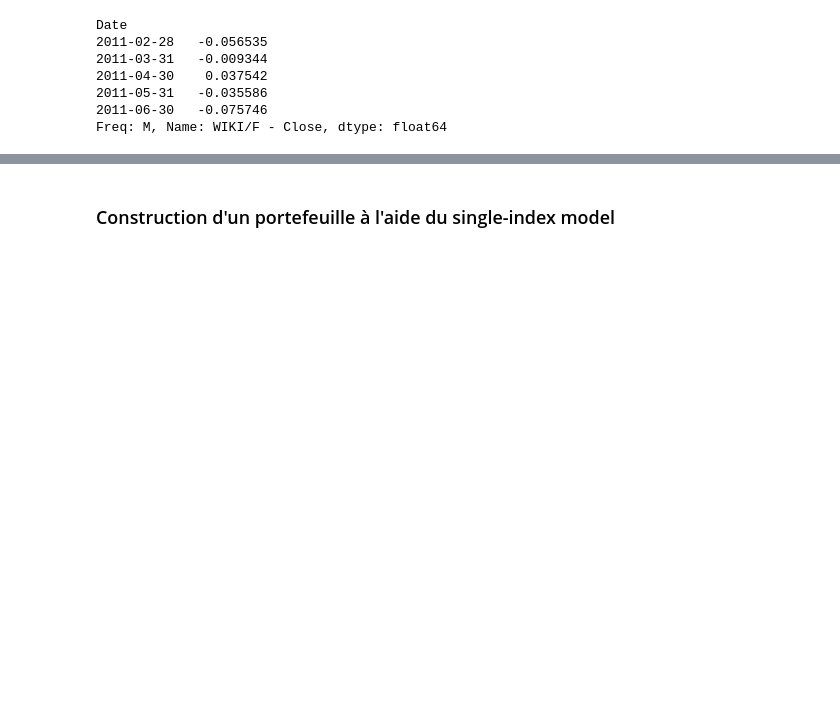
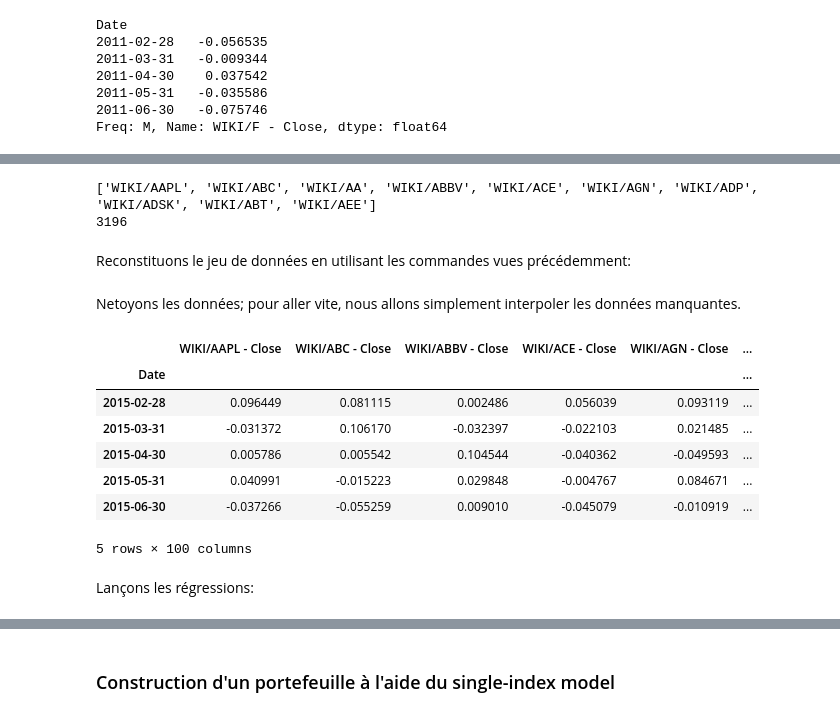
Before and after one commit to nicolasmauhe/theorie_financiere, a Jupyter notebook: Partie_2.ipynb, the cells around one changed output, grey strips where cells are left out. Drawn from its saved outputs; the diff is of its cells as text; code cells hidden in the pictures; blank space fills up the shorter version.

```diff
--- a/Partie_2.ipynb
+++ b/Partie_2.ipynb
@@ -582,0 +638,52 @@ Warnings:
+# %%
+liste_actions = []
+fichier = open('WIKI-datasets-codes.csv', 'r')
+
+for action in fichier:
+    liste_actions.append(action.split(',')[0])
+
+fichier.close()
+
+print(liste_actions[0:10])
+print(len(liste_actions))
+# %% [output]
+['WIKI/AAPL', 'WIKI/ABC', 'WIKI/AA', 'WIKI/ABBV', 'WIKI/ACE', 'WIKI/AGN', 'WIKI/ADP', 'WIKI/ADSK', 'WIKI/ABT', 'WIKI/AEE']
+3196
+# %% [markdown]
+Reconstituons le jeu de données en utilisant les commandes vues précédemment:
+# %%
+nb_actifs = 100
+liste_actions = liste_actions[:nb_actifs]
+# %%
+debut = '2015-01-01'
+frequence = 'monthly'
+
+index = quandl.get('NASDAQOMX/NQGI', start_date = debut, column_index = 1, collapse=frequence)
+index.columns = ['Index']
+
+actions = quandl.get(liste_actions, start_date = debut, column_index = 4, collapse=frequence)
+
+actif_sans_risque = quandl.get('USTREASURY/BILLRATES', start_date = debut, column_index = 2, collapse=frequence)
+actif_sans_risque.columns = ['Actif sans risque']
+actif_sans_risque = (1 + actif_sans_risque/100) ** (1/12) - 1
+
+donnees = pd.concat([actions.pct_change(), index.pct_change(), actif_sans_risque], axis=1)
+donnees.drop(donnees.head(1).index, inplace=True)
+# %% [markdown]
+Netoyons les données; pour aller vite, nous allons simplement interpoler les données manquantes.
+# %%
+donnees_propres = donnees.interpolate()
+donnees_propres.dropna(axis=1, how='any', inplace=True)
+# %%
+donnees_propres.head()
+# %% [output]
+|  | WIKI/AAPL - Close | WIKI/ABC - Close | WIKI/ABBV - Close | WIKI/ACE - Close | WIKI/AGN - Close | ... |
+| Date |  |  |  |  |  | ... |
+| 2015-02-28 | 0.096449 | 0.081115 | 0.002486 | 0.056039 | 0.093119 | ... |
+| 2015-03-31 | -0.031372 | 0.106170 | -0.032397 | -0.022103 | 0.021485 | ... |
+| 2015-04-30 | 0.005786 | 0.005542 | 0.104544 | -0.040362 | -0.049593 | ... |
+| 2015-05-31 | 0.040991 | -0.015223 | 0.029848 | -0.004767 | 0.084671 | ... |
+| 2015-06-30 | -0.037266 | -0.055259 | 0.009010 | -0.045079 | -0.010919 | ... |
+5 rows × 100 columns
+# %% [markdown]
+Lançons les régressions:
```
Also changed, not shown: parts of 57 cells of this notebook, 2 other files.
